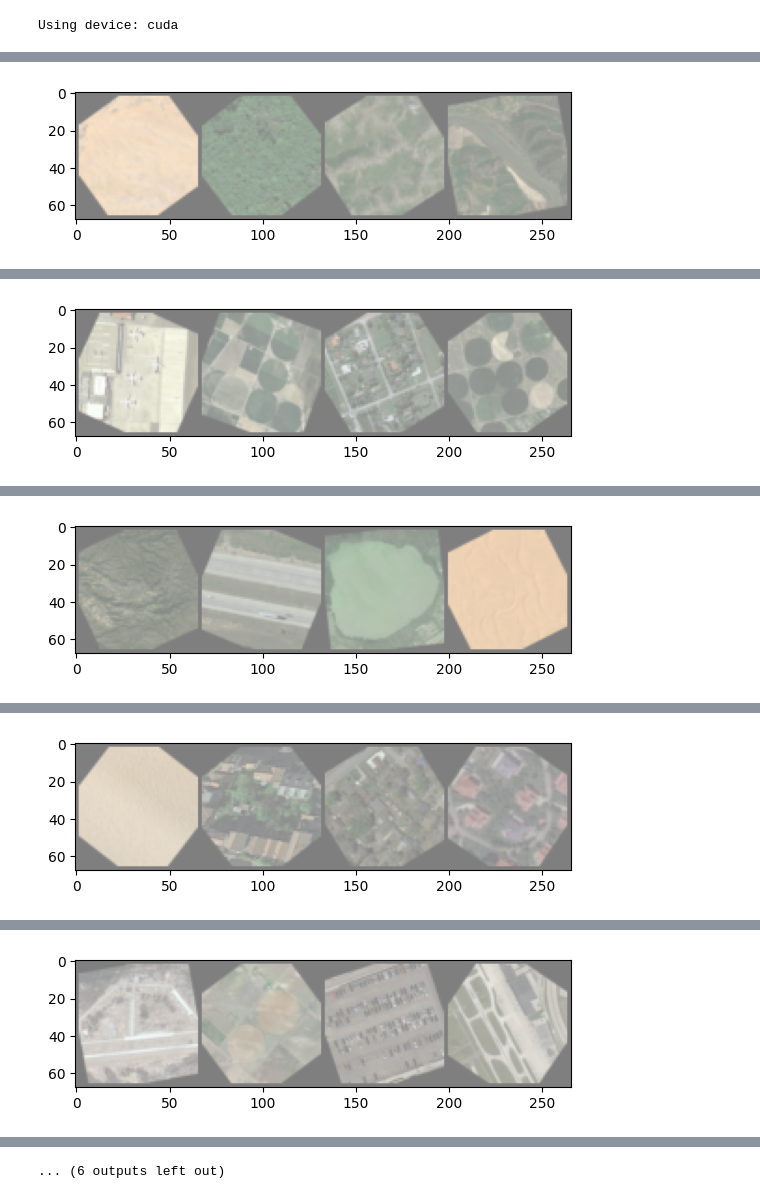
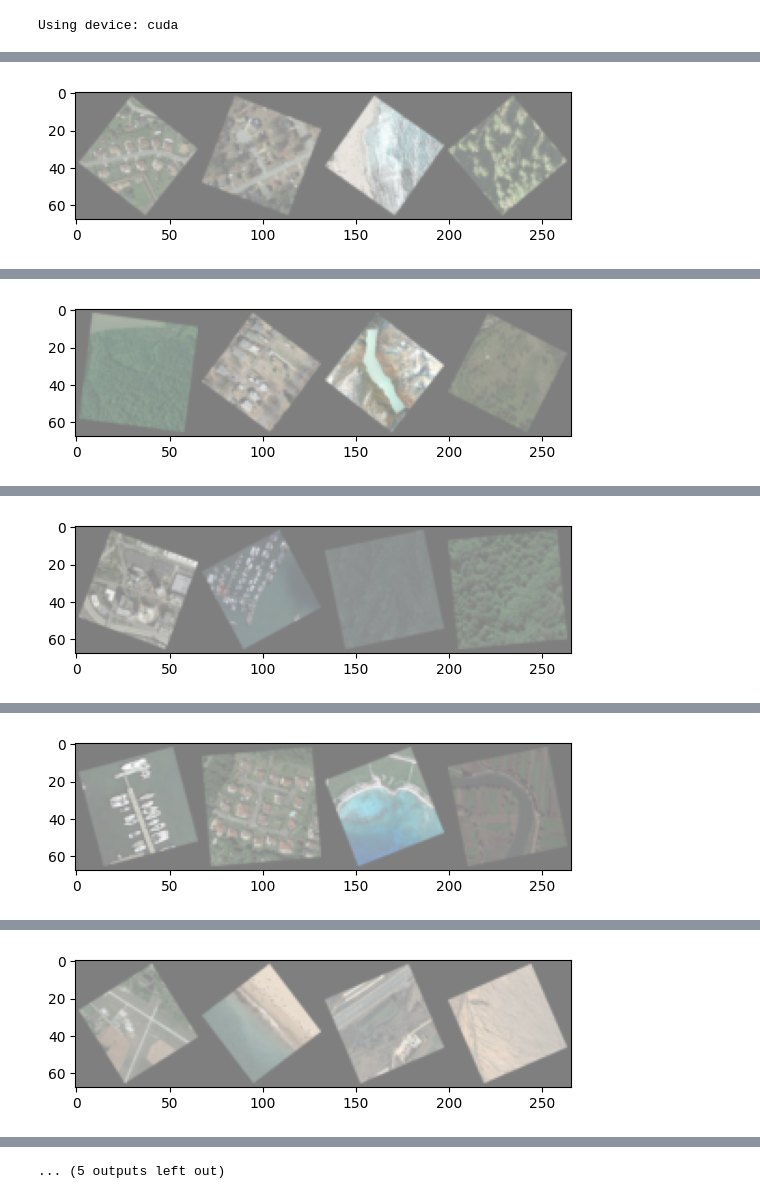
Before and after one commit to hsilv/Pr2-DS, a Jupyter notebook: CNN.ipynb, the cells around one changed output, grey strips where cells are left out. Drawn from its saved outputs; the diff is of its cells as text; code cells hidden in the pictures.

```diff
--- a/CNN.ipynb
+++ b/CNN.ipynb
@@ -41,7 +41,7 @@ class CustomDataset(Dataset):
 
 transform = transforms.Compose([
     transforms.RandomHorizontalFlip(),
-    transforms.RandomRotation(40),
+    transforms.RandomRotation(40, expand=True),
     transforms.Resize((64, 64)),
     transforms.ToTensor(),
 ])
@@ -69,7 +69,7 @@ class CNNModel(nn.Module):
         self.fc1 = nn.Linear(64 * 16 * 16, 512)
         self.fc2 = nn.Linear(512, num_classes)
         self.relu = nn.ReLU()
-        self.dropout = nn.Dropout(0.5)  # Aumentar la tasa de abandono
+        self.dropout = nn.Dropout(0.2)  # Aumentar la tasa de abandono
 
     def forward(self, x):
         x = self.pool(self.relu(self.conv1(x)))
@@ -91,7 +91,7 @@ model = CNNModel(num_classes).to(device)
 criterion = nn.CrossEntropyLoss()
 optimizer = optim.Adam(model.parameters(), lr=0.001, weight_decay=1e-4)  # Añadir weight_decay para L2 regularization
 
-num_epochs = 50
+num_epochs = 100
 best_valid_loss = float('inf')
 patience = 5
 train_losses = []
@@ -138,14 +138,6 @@ for epoch in range(num_epochs):
     scheduler.step(valid_loss)
 
     # Early Stopping
-    if valid_loss < best_valid_loss:
-        best_valid_loss = valid_loss
-        trigger_times = 0
-    else:
-        trigger_times += 1
-        if trigger_times >= patience:
-            print('Early stopping!')
-            break
 
     # Visualizar las imágenes y predicciones cada 3 épocas
     if (epoch + 1) % 3 == 0:
@@ -177 +169 @@ GroundTruth: tensor([4, 6, 6, 5], device='cuda:0')
-[figure, old version]
+[figure, new version]
@@ -186 +178 @@ GroundTruth: tensor([1, 0, 3, 0], device='cuda:0')
-[figure, old version]
+[figure, new version]
@@ -195 +187 @@ GroundTruth: tensor([9, 7, 5, 4], device='cuda:0')
-[figure, old version]
+[figure, new version]
@@ -204 +196 @@ GroundTruth: tensor([4, 3, 3, 3], device='cuda:0')
-[figure, old version]
+[figure, new version]
@@ -213 +205 @@ GroundTruth: tensor([ 1,  0, 10,  1], device='cuda:0')
-[figure, old version]
+[figure, new version]
@@ -223,4 +215,4 @@ GroundTruth: tensor([ 6,  6, 10,  3], device='cuda:0')
-... (6 outputs left out)
+... (5 outputs left out)
 # %%
 model.eval()
 valid_loss = 0
```
Also changed, not shown: parts of 3 cells of this notebook.
